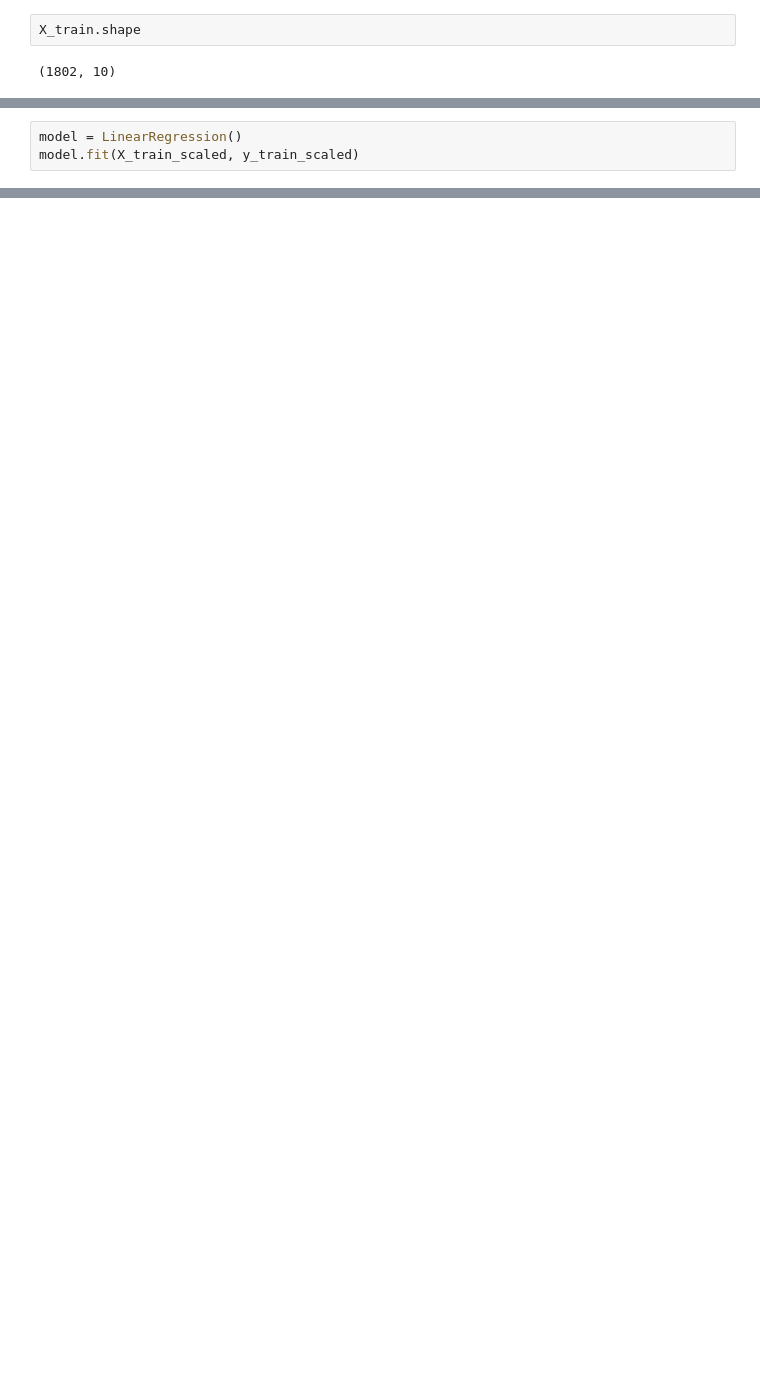
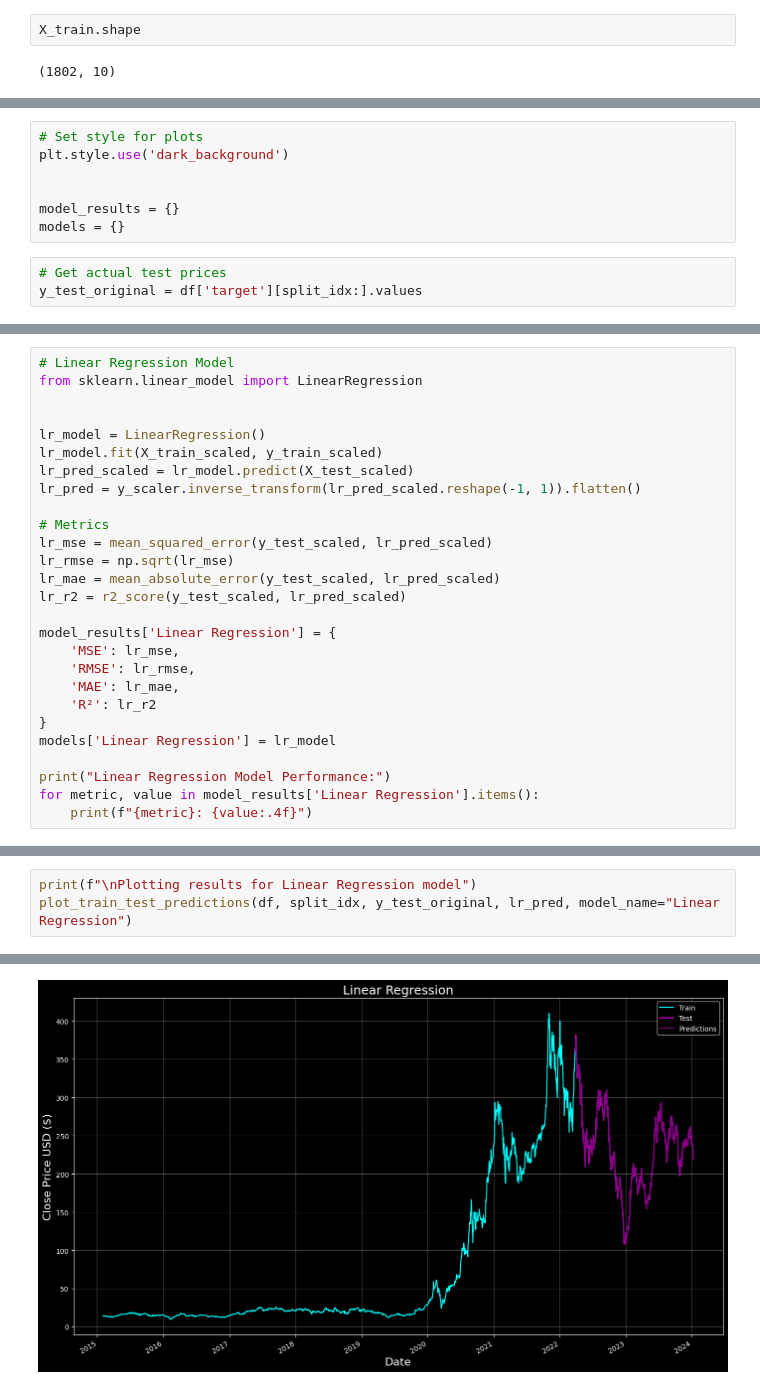
Before and after one commit to nuha-95/Time-Series-Forecasting, a Jupyter notebook: Tesla_train.ipynb, the cells around one changed output, grey strips where cells are left out. Saved outputs shown, nothing was run; the diff lists cells and outputs as text; blank space fills up the shorter version.

Commit message:
performed inference on ML models

```diff
--- a/Tesla_train.ipynb
+++ b/Tesla_train.ipynb
@@ -32,3 +45,0 @@ X_train_scaled, X_test_scaled, y_train_scaled, y_test_scaled=scale(X_train, X_te
-# %%
-model = LinearRegression()
-model.fit(X_train_scaled, y_train_scaled)
@@ -75,0 +46,10 @@ R² Score: 0.9714
+# %%
+# Set style for plots
+plt.style.use('dark_background')
+
+
+model_results = {}
+models = {}
+# %%
+# Get actual test prices
+y_test_original = df['target'][split_idx:].values
@@ -75,0 +58,27 @@ R² Score: 0.9714
+# %%
+# Linear Regression Model
+from sklearn.linear_model import LinearRegression
+
+
+lr_model = LinearRegression()
+lr_model.fit(X_train_scaled, y_train_scaled)
+lr_pred_scaled = lr_model.predict(X_test_scaled)
+lr_pred = y_scaler.inverse_transform(lr_pred_scaled.reshape(-1, 1)).flatten()
+
+# Metrics
+lr_mse = mean_squared_error(y_test_scaled, lr_pred_scaled)
+lr_rmse = np.sqrt(lr_mse)
+lr_mae = mean_absolute_error(y_test_scaled, lr_pred_scaled)
+lr_r2 = r2_score(y_test_scaled, lr_pred_scaled)
+
+model_results['Linear Regression'] = {
+    'MSE': lr_mse,
+    'RMSE': lr_rmse,
+    'MAE': lr_mae,
+    'R²': lr_r2
+}
+models['Linear Regression'] = lr_model
+
+print("Linear Regression Model Performance:")
+for metric, value in model_results['Linear Regression'].items():
+    print(f"{metric}: {value:.4f}")
@@ -75,0 +91,4 @@ R² Score: 0.9714
+# %%
+print(f"\nPlotting results for Linear Regression model")
+plot_train_test_predictions(df, split_idx, y_test_original, lr_pred, model_name="Linear Regression")
+# %% [output]
@@ -76 +96,2 @@ R² Score: 0.9714
+[figure, added]
 # %%
```
Also changed, not shown: parts of 27 cells of this notebook, 2 other files.
